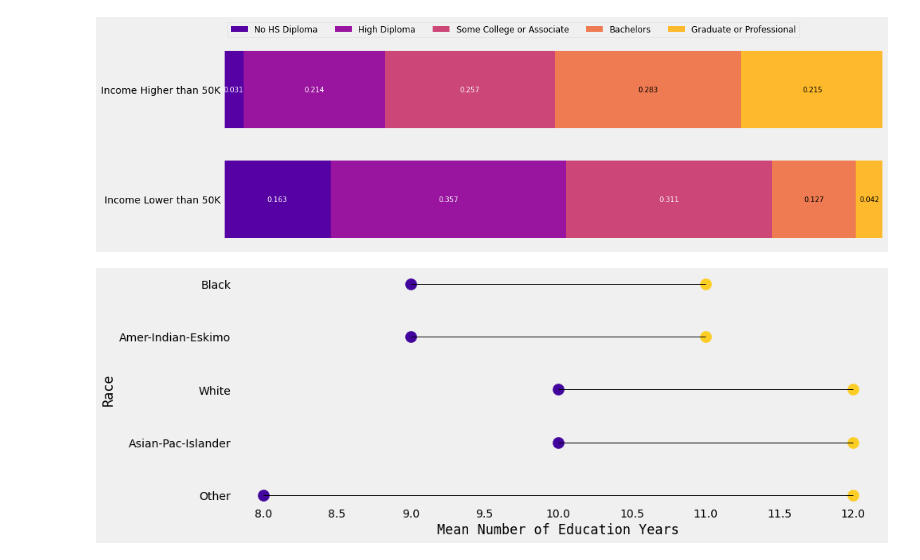
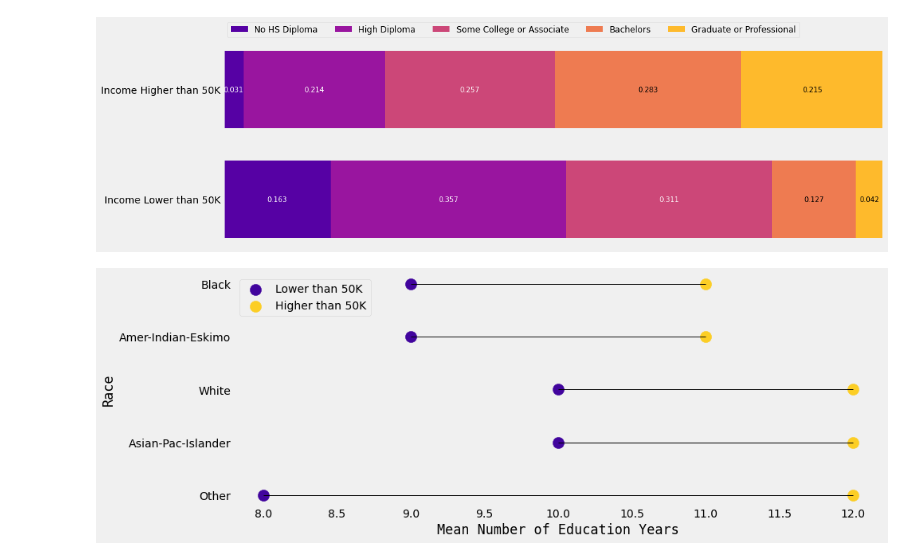
Before and after one commit to jonahwinninghoff/Springboard, a Jupyter notebook: Unit 20/Data Story.ipynb, the cells around one changed output. Drawn from its saved outputs; the diff is of its cells as text; code cells hidden in the pictures.

```diff
--- a/Unit 20/Data Story.ipynb
+++ b/Unit 20/Data Story.ipynb
@@ -139,39 +139,40 @@ highincome = round(highincome.groupby('race')[['educational-num']].mean().reset_
 # %%
 # Self-Join Using Inner by Race
 forlollipop = highincome.merge(lowerincome, on='Race',how='inner').rename(columns = {
-    'educational-num_x':'High than 50K Income Average Education Years',
-    'educational-num_y':'Lower than 50K Income Average Education Years'})
+    'educational-num_x':'Higher than 50K',
+    'educational-num_y':'Lower than 50K'})
 
 # Sort high income average education years
-ordered_lollipop = forlollipop.sort_values(by='High than 50K Income Average Education Years', ascending=False)
+ordered_lollipop = forlollipop.sort_values(by='Higher than 50K', ascending=False)
 ordered_lollipop = pd.concat([ordered_lollipop[(ordered_lollipop['Race'] == 'Other')],
                              ordered_lollipop[~(ordered_lollipop['Race'] == 'Other')]],axis=0)
 # %%
 # Color Machine Maker
 cmap = cm.get_cmap('plasma')
 
 # The horizontal plot is made using the hline function
 plt.figure(figsize=(13,5))
-plt.hlines(y=range(1,len(forlollipop)+1), xmin=ordered_lollipop['Lower than 50K Income Average Education Years'],
-           xmax=ordered_lollipop['High than 50K Income Average Education Years'],
+plt.hlines(y=range(1,len(forlollipop)+1), xmin=ordered_lollipop['Lower than 50K'],
+           xmax=ordered_lollipop['Higher than 50K'],
            color='black',linewidth=1)
-plt.scatter(ordered_lollipop['Lower than 50K Income Average Education Years'],
+plt.scatter(ordered_lollipop['Lower than 50K'],
             range(1,len(forlollipop)+1), color=cmap(0.1), alpha=1,s=200,
-            label='Lower than 50K Income Average Education Years')
-plt.scatter(ordered_lollipop['High than 50K Income Average Education Years'],
+            label='Lower than 50K')
+plt.scatter(ordered_lollipop['Higher than 50K'],
             range(1,len(forlollipop)+1), color=cmap(0.9), alpha=1,s=200,
-            label='High than 50K Income Average Education Years')
+            label='Higher than 50K')
 
 # Add title and axis names
 plt.yticks(range(1,len(forlollipop)+1), ordered_lollipop['Race'])
 plt.xlabel('Mean Number of Education Years',{'fontname':'Monospace'})
 plt.ylabel('Race',{'fontname':'Monospace'})
 plt.grid(False)
+plt.legend(loc='upper left')
 
 # Show the graph
 plt.show()
 # %% [output]
-[figure, old version]
+[figure, new version]
 # %%
 # Build the data for Area Plot
 df['capital-profit'] = df['capital-gain']-df['capital-loss'] # Profit = Gain - Loss
```
Also changed, not shown: parts of 2 cells of this notebook, 1 other file.
